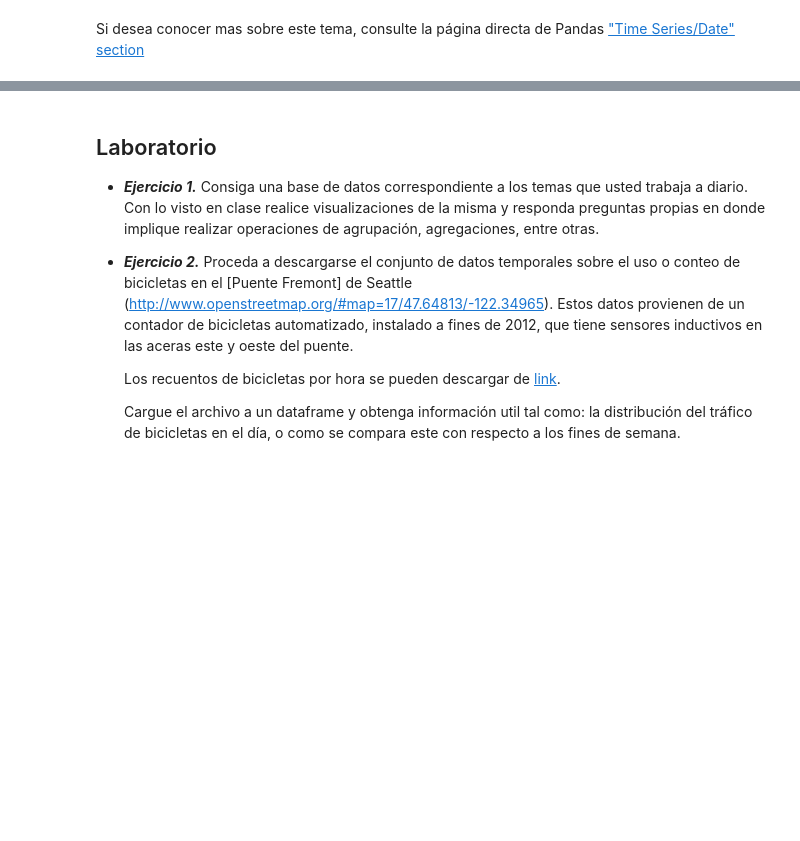
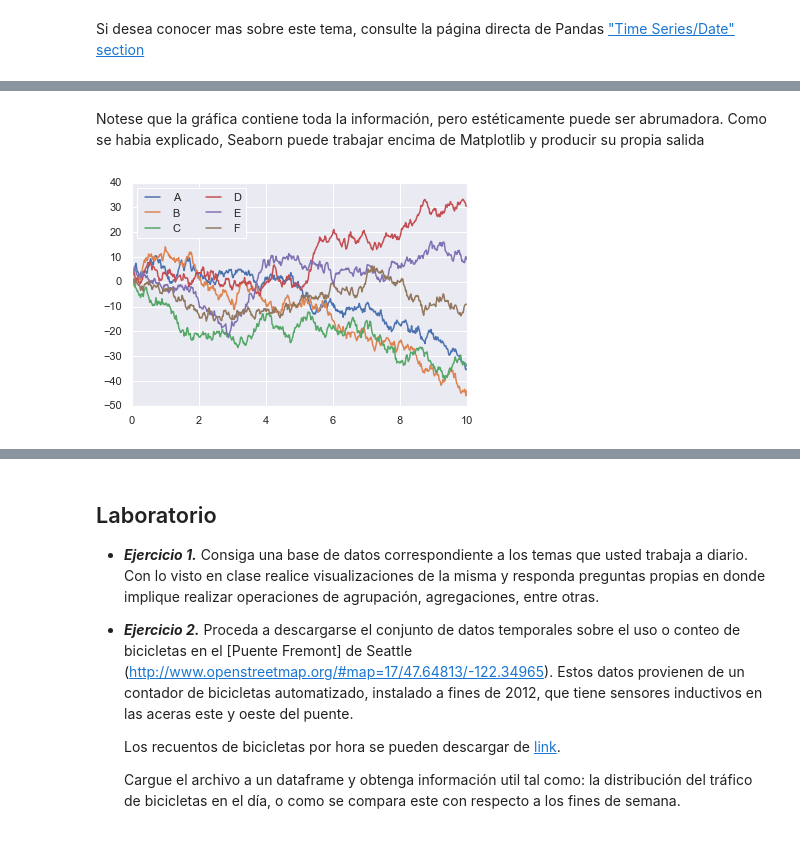
Before and after one commit to sruap1214/EC_Finance, a Jupyter notebook: Notebooks/05_Visualizacion.ipynb, the cells around one changed output, grey strips where cells are left out. Cells and saved outputs as stored; diff of their text form; code cells hidden in the pictures; blank space fills up the shorter version.

Commit message:
Update notebook5 with seaborn chapter

```diff
--- a/Notebooks/05_Visualizacion.ipynb
+++ b/Notebooks/05_Visualizacion.ipynb
@@ -677,0 +699,11 @@ este
+# %% [markdown]
+Notese que la gráfica contiene toda la información, pero estéticamente puede ser abrumadora. Como se habia explicado, Seaborn puede trabajar encima de Matplotlib y producir su propia salida
+# %%
+import seaborn as sns
+sns.set()
+
+# same plotting code as above!
+plt.plot(x, y)
+plt.legend('ABCDEF', ncol=2, loc='upper left');
+# %% [output]
+[figure, added]
```
Also changed, not shown: parts of 39 cells of this notebook, 2 other files.
